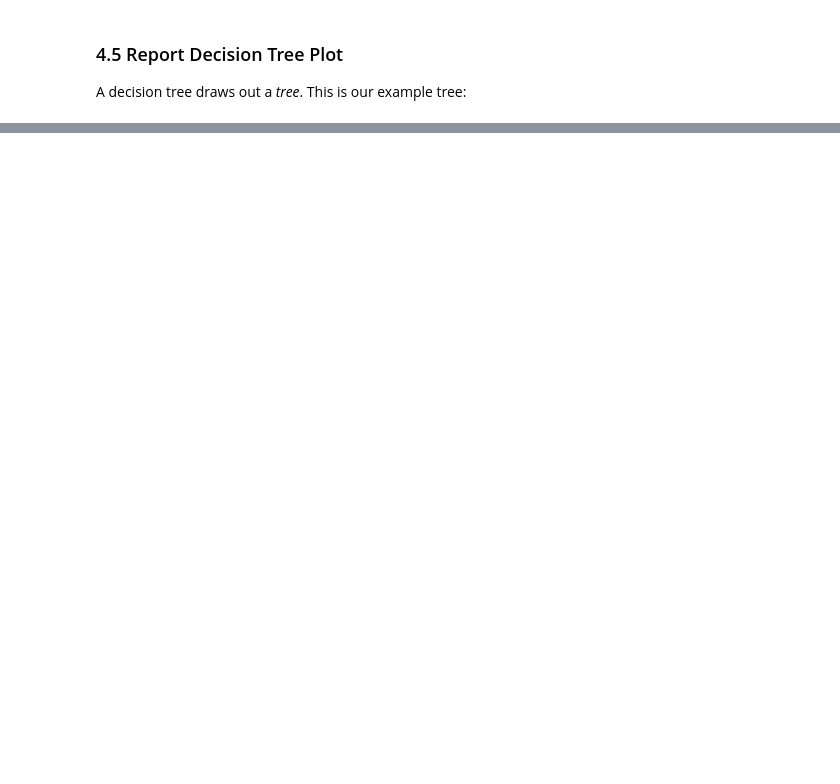
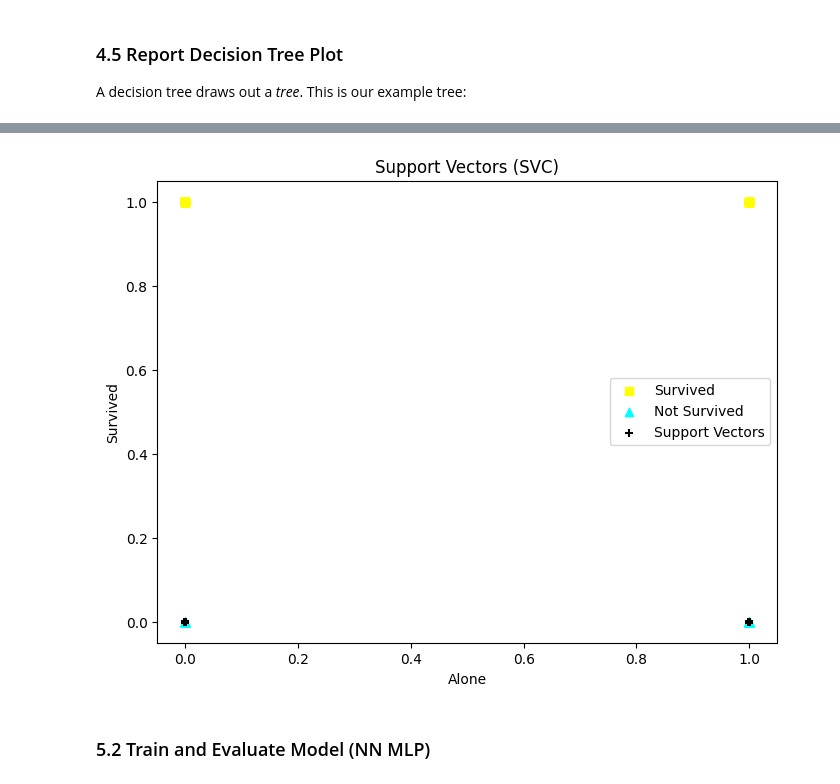
Before and after one commit to aarongilly/applied-ml-gillespie, a Jupyter notebook: lab03/ml03_gillespie.ipynb, the cells around one changed output, grey strips where cells are left out. Cells and saved outputs as stored; diff of their text form; code cells hidden in the pictures; blank space fills up the shorter version.

```diff
--- a/lab03/ml03_gillespie.ipynb
+++ b/lab03/ml03_gillespie.ipynb
@@ -234,0 +254,16 @@ The best results of all came from combining `age` and `sex`. The full table of r
+# %%
+# RBF Kernel (default) - same as calling SVC()
+svc_model = SVC(kernel='rbf')
+svc_model.fit(X_train, y_train)
+
+# Linear Kernel
+# svc_model = SVC(kernel='linear')
+# svc_model.fit(X_train, y_train)
+
+# Polynomial Kernel (e.g., with degree=3)
+# svc_model = SVC(kernel='poly', degree=3)
+# svc_model.fit(X_train, y_train)
+
+# Sigmoid Kernel
+# svc_model = SVC(kernel='sigmoid')
+# svc_model.fit(X_train, y_train)
@@ -234,0 +287,33 @@ The best results of all came from combining `age` and `sex`. The full table of r
+# %%
+
+
+# Create data for charting - input target yes and input target no
+survived_alone = X_test.loc[y_test == 1, 'alone']
+not_survived_alone = X_test.loc[y_test == 0, 'alone']
+
+# Create scatter plot for survived and not survived
+plt.figure(figsize=(8, 6))
+plt.scatter(survived_alone, y_test.loc[y_test == 1], c='yellow', marker='s', label='Survived')
+plt.scatter(not_survived_alone, y_test.loc[y_test == 0], c='cyan', marker='^', label='Not Survived')
+
+# Add support vectors (if available)
+if hasattr(svc_model, 'support_vectors_'):
+    support_x = svc_model.support_vectors_[:, 0]  # First feature (alone)
+    support_y = svc_model.support_vectors_[:, 1] if svc_model.support_vectors_.shape[1] > 1 else None
+
+    # Plot support vectors
+    if support_y is not None:
+        plt.scatter(support_x, support_y, c='black', marker='+', label='Support Vectors')
+    else:
+        plt.scatter(support_x, [0] * len(support_x), c='black', marker='+', label='Support Vectors')
+
+# Add labels and legend
+plt.xlabel('Alone')
+plt.ylabel('Survived')
+plt.legend()
+plt.title('Support Vectors (SVC)')
+plt.show()
+# %% [output]
+[figure, added]
+# %% [markdown]
+### 5.2 Train and Evaluate Model (NN MLP)
```
Also changed, not shown: parts of 14 cells of this notebook, 2 other files.
